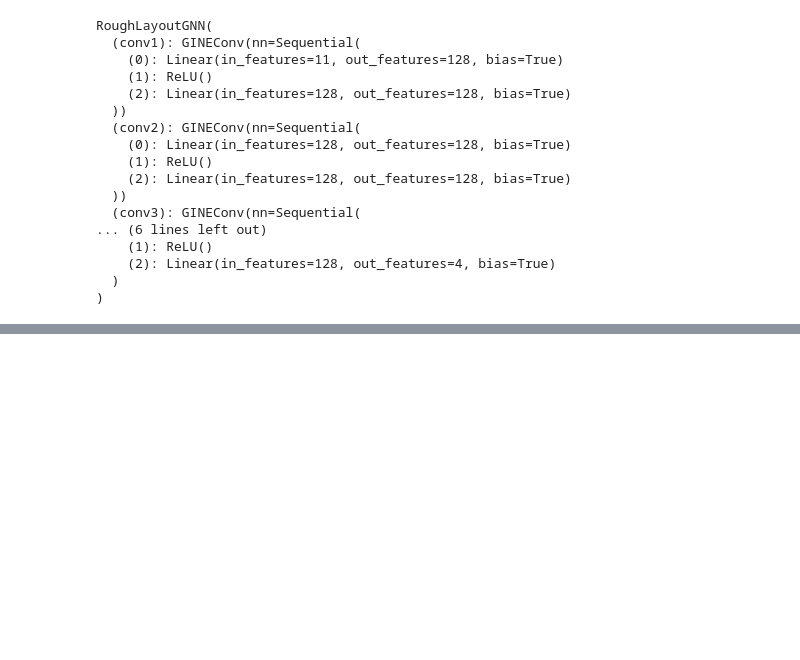
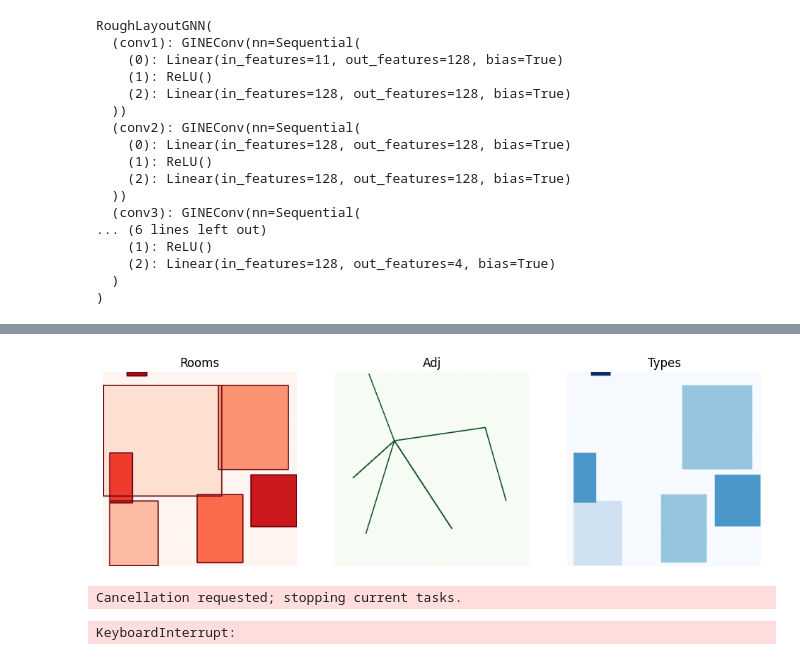
Before and after one commit to dexterhere04/FloorPlan-Pipeline, a Jupyter notebook: rough_layout_to_floorplan.ipynb, the cells around one changed output, grey strips where cells are left out. Saved outputs shown, nothing was run; the diff lists cells and outputs as text; code cells hidden in the pictures; blank space fills up the shorter version.

Commit message:
diffusion testing

```diff
--- a/rough_layout_to_floorplan.ipynb
+++ b/rough_layout_to_floorplan.ipynb
@@ -63,0 +203,59 @@ RoughLayoutGNN(
+# %%
+model.eval()
+
+data = test_dataset[11].to(device)
+
+with torch.no_grad():
+    pred = model(data)
+
+boxes = pred.cpu().numpy()
+
+# normalize boxes
+xmin = (boxes[:,0] - boxes[:,2]/2).min()
+ymin = (boxes[:,1] - boxes[:,3]/2).min()
+xmax = (boxes[:,0] + boxes[:,2]/2).max()
+ymax = (boxes[:,1] + boxes[:,3]/2).max()
+
+boxes_norm = boxes.copy()
+boxes_norm[:,0] = (boxes[:,0] - xmin) / (xmax - xmin + 1e-6)
+boxes_norm[:,1] = (boxes[:,1] - ymin) / (ymax - ymin + 1e-6)
+boxes_norm[:,2] = boxes[:,2] / (xmax - xmin + 1e-6)
+boxes_norm[:,3] = boxes[:,3] / (ymax - ymin + 1e-6)
+
+# extract types from one-hot
+num_semantic = 7
+room_types = data.x[:, :num_semantic].argmax(1).cpu().numpy()
+
+edges = data.edge_index.cpu().numpy()
+
+# ⭐ regenerate control image
+control_img = graph_layout_to_rgb(boxes_norm, room_types, edges)
+# %%
+fig,ax = plt.subplots(1,3,figsize=(12,4))
+ax[0].imshow(control_img[:,:,0], cmap="Reds"); ax[0].set_title("Rooms")
+ax[1].imshow(control_img[:,:,1], cmap="Greens"); ax[1].set_title("Adj")
+ax[2].imshow(control_img[:,:,2], cmap="Blues"); ax[2].set_title("Types")
+for a in ax: a.axis("off")
+# %% [output]
+[figure, added]
+# %%
+from diffusers import ControlNetModel, StableDiffusionControlNetPipeline
+import torch
+
+device = "cuda"
+
+controlnet = ControlNetModel.from_pretrained(
+    "lllyasviel/control_v11p_sd15_seg",
+    torch_dtype=torch.float16
+)
+
+pipe = StableDiffusionControlNetPipeline.from_pretrained(
+    "runwayml/stable-diffusion-v1-5",
+    controlnet=controlnet,
+    torch_dtype=torch.float16
+).to(device)
+
+pipe.enable_xformers_memory_efficient_attention()
+# %% [output]
+Cancellation requested; stopping current tasks.
+KeyboardInterrupt:
```
Also changed, not shown: parts of 8 cells of this notebook.
